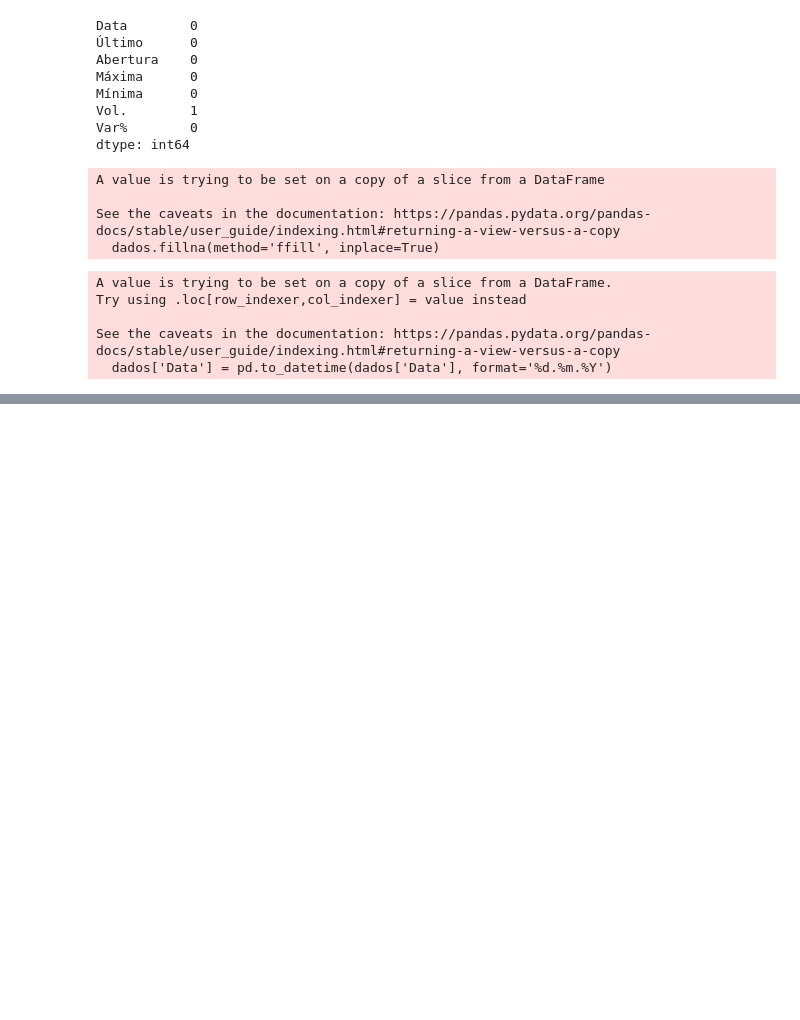
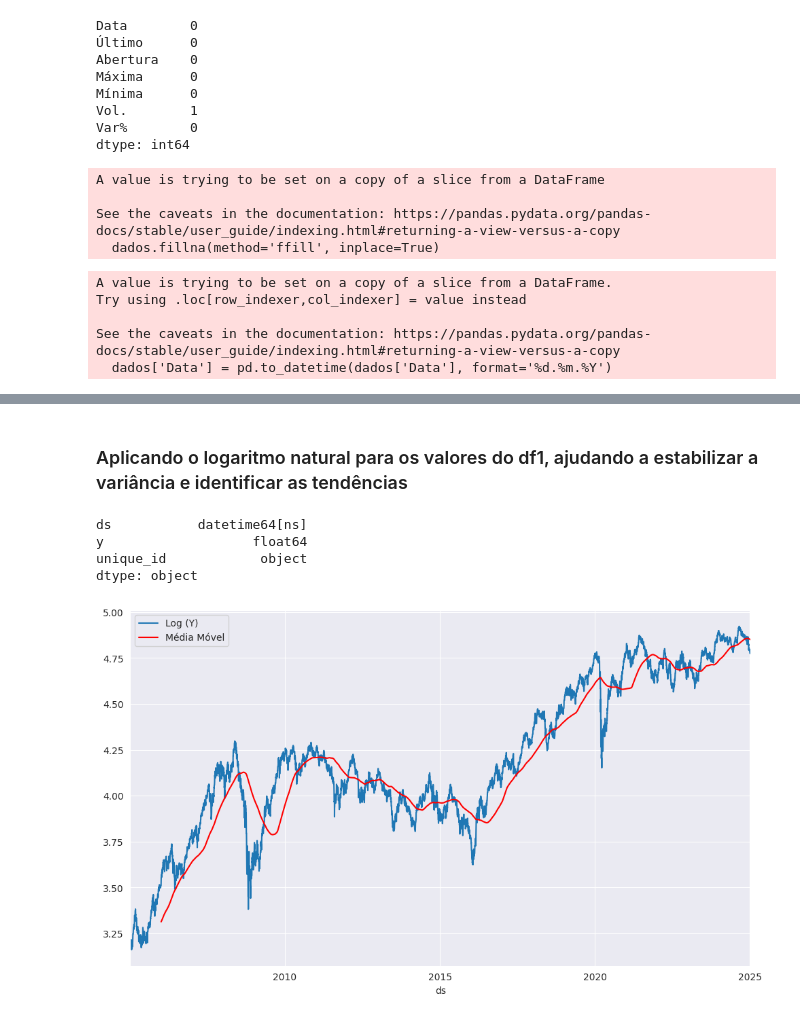
Before and after one commit to SandraRojasZ/Ibovespa-futuro, a Jupyter notebook: ibov-prev.ipynb, the cells around one changed output, grey strips where cells are left out. Cells and saved outputs as stored; diff of their text form; code cells hidden in the pictures; blank space fills up the shorter version.

```diff
--- a/ibov-prev.ipynb
+++ b/ibov-prev.ipynb
@@ -438,0 +668,28 @@ print(ma.isnull().sum())
+# %% [markdown]
+### Aplicando o logaritmo natural para os valores do df1, ajudando a estabilizar a variância e identificar as tendências
+# %%
+print(df1.dtypes)
+# %% [output]
+ds           datetime64[ns]
+y                   float64
+unique_id            object
+dtype: object
+# %%
+#selecionando somente as colunas ds e y, pois não são objetos
+df_select = df1[['ds', 'y']]
+# aplica a função logaritmo na coluna y
+df_select['y_log'] = np.log(df_select['y'])
+#calcular a media móvel
+df_select['ma_log'] = df_select['y_log'].rolling(window=365).mean()
+
+# Plotar o gráfico
+f, ax = plt.subplots(figsize=(10,6))
+# série logarítmica
+df_select.plot(x ='ds', y='y_log',ax=ax, legend=False, label='Log (Y)')
+df_select.plot(x='ds', y='ma_log', ax=ax, color='r', legend=False, label='Média Móvel')  # Média móvel
+# Ajustar layout e adicionar legenda
+plt.legend()
+plt.tight_layout()
+plt.show()
+# %% [output]
+[figure, added]
```
Also changed, not shown: parts of 29 cells of this notebook.
